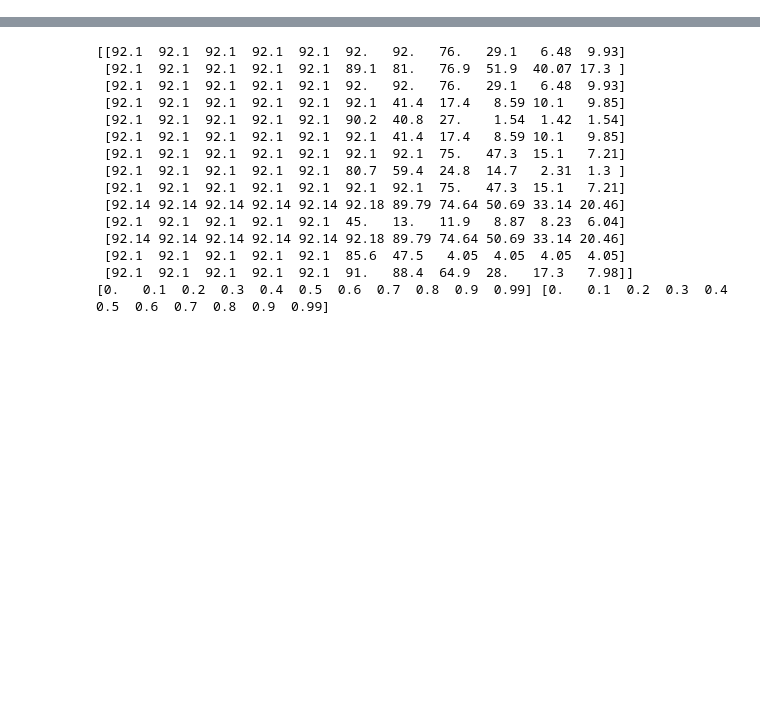
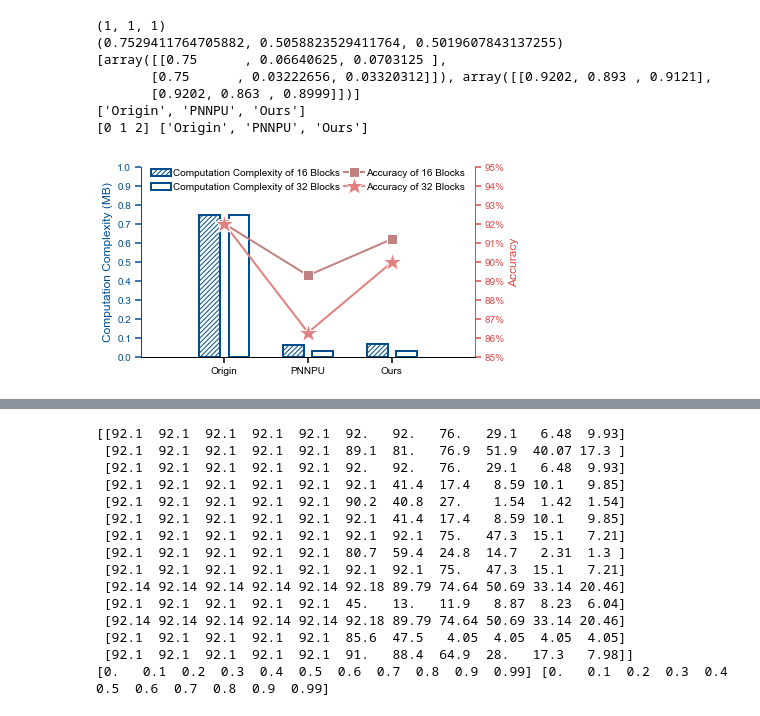
Before and after one commit to changchun-zhou/sagitta_fig, a Jupyter notebook: Nebula/scripts/Nebula.ipynb, the cells around one changed output, grey strips where cells are left out. Cells and saved outputs as stored; diff of their text form; code cells hidden in the pictures; blank space fills up the shorter version.

```diff
--- a/Nebula/scripts/Nebula.ipynb
+++ b/Nebula/scripts/Nebula.ipynb
@@ -10,0 +81,76 @@ from matplotlib import pyplot as plt
+# %%
+# FPS Comparison
+
+import numpy as np
+import pandas as pd
+import matplotlib.pyplot as plt
+import sys
+sys.path.append('../')
+from cls_plt_fig import cls_plt_fig
+
+fig_name ='../generate/FPS_Comparison.svg'
+Work = ['Origin','PNNPU','Ours']
+CM = [[1024**2*3/4, (1+16)*64**2, (2+16)*64**2],
+      [1024**2*3/4, (1+32)*32**2, (2+32)*32**2]
+      ]
+Acc = [[92.02, 89.30, 91.21],
+      [92.02, 86.30, 89.99]
+      ]
+
+x_value = np.arange(len(Work))
+
+figsize=(6, 3.5)
+
+bar_width = 0.25
+xticks = Work
+legend_loc = (0.02, 0.85)
+
+y_value = [np.array(CM)/(1024**2), np.array(Acc)/100]
+y_label = ["Computation Complexity (MB)", "Accuracy"]
+y_fig_type = [['bar','bar'], ['plot','plot']]
+y_legend = [['Computation Complexity of 16 Blocks', 'Computation Complexity of 32 Blocks'], ['Accuracy of 16 Blocks', 'Accuracy of 32 Blocks']]
+legend_ncol = 2
+y_color=[[(1,1,1),(1,1,1)], [(192/255, 129/255, 128/255), (226/255, 129/255, 128/255)]]
+len_yticks = [10, 10]
+y_yticks_max = [1, 0.95]
+y_yticks_min = [0, 0.85]
+print(y_color[0][0])
+print(y_color[1][0])
+print(y_value)
+print(xticks)
+cls_plt_fig('').func_plt_fig(
+    fig_name=fig_name,
+    x_value=x_value,
+    y_label = y_label,
+    y_value = y_value,
+    y_fig_type = y_fig_type,
+    y_legend = y_legend,
+    y_color = y_color,
+    y_axis_color = [(0/255, 77/255, 144/255), (214/255, 73/255, 73/255)],
+    y_yticks_max=y_yticks_max,
+    y_yticks_min=y_yticks_min,
+    y_edgecolor = [[(0/255, 77/255, 144/255), (0/255, 77/255, 144/255)],[]],
+    y_hatch = [['/////', None],[None, None]],
+    y_linestyle=[['-' for i in range(np.shape(y_value)[1])] for j in range(np.shape(y_value)[0])],
+    y_marker = [[],['s','*']],
+    len_yticks=len_yticks,
+    xticks= xticks,
+    legend_loc =legend_loc,
+    figsize=figsize, #[0, 0, 1, 1],
+    font_size = 10,
+    plt_text = False,
+    legend_ncol=legend_ncol,
+    PercentFormatter = [False, True],
+    bar_width = bar_width,
+    linewidth= 2,
+    bar_gap_width = 0.1
+)
+# %% [output]
+(1, 1, 1)
+(0.7529411764705882, 0.5058823529411764, 0.5019607843137255)
+[array([[0.75      , 0.06640625, 0.0703125 ],
+       [0.75      , 0.03222656, 0.03320312]]), array([[0.9202, 0.893 , 0.9121],
+       [0.9202, 0.863 , 0.8999]])]
+['Origin', 'PNNPU', 'Ours']
+[0 1 2] ['Origin', 'PNNPU', 'Ours']
+[figure, added]
```
Also changed, not shown: parts of 6 cells of this notebook, 1 other file.
